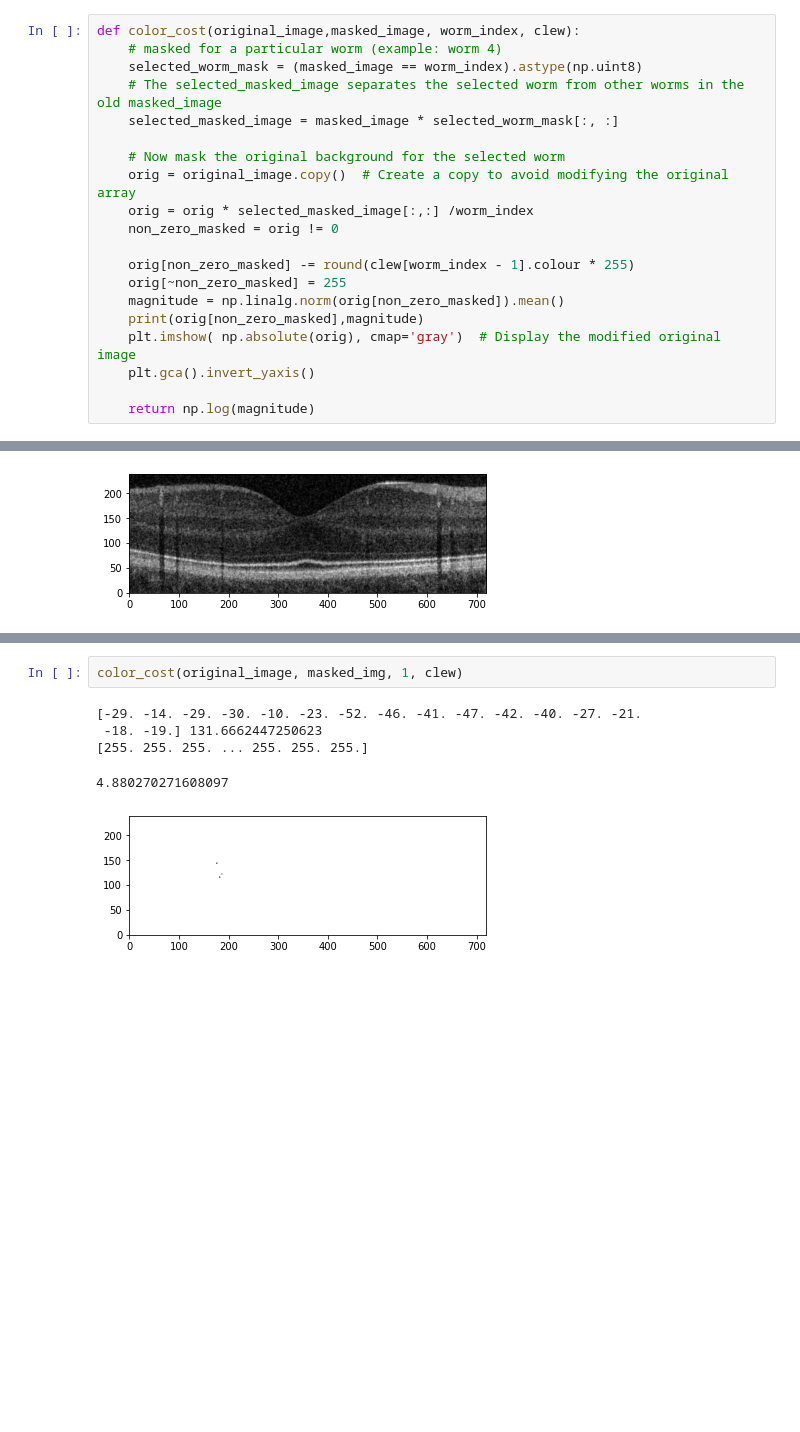
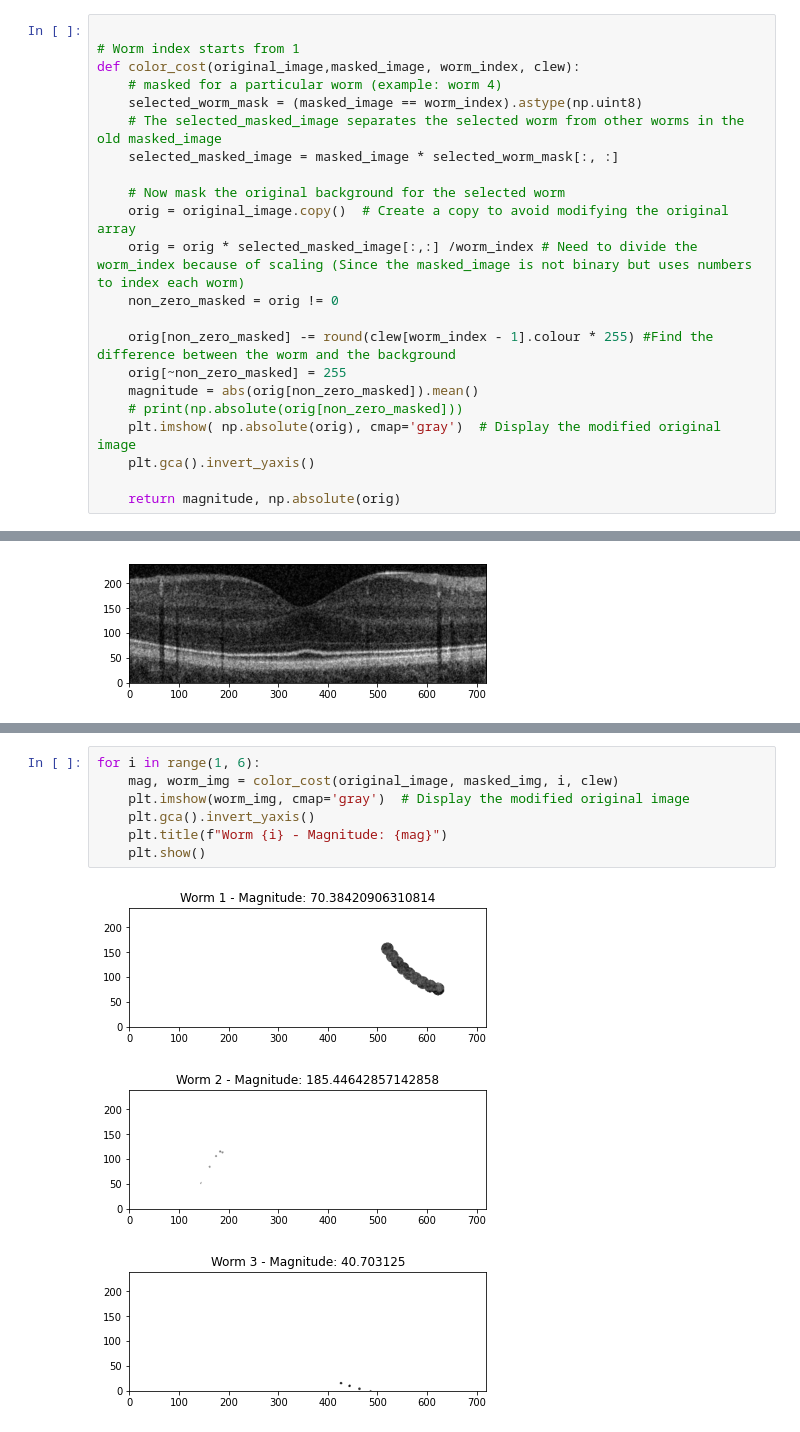
Before and after one commit to Will-H007/Camouflage-Worms, a Jupyter notebook: CamoWorms/CamoWorms.ipynb, the cells around one changed output, grey strips where cells are left out. Saved outputs shown, nothing was run; the diff lists cells and outputs as text; blank space fills up the shorter version.

Commit message:
edit color cost

```diff
--- a/CamoWorms/CamoWorms.ipynb
+++ b/CamoWorms/CamoWorms.ipynb
@@ -515,4 +498,6 @@ plt.gca().invert_yaxis()
 # %%
+
+# Worm index starts from 1
 def color_cost(original_image,masked_image, worm_index, clew):
     # masked for a particular worm (example: worm 4)
     selected_worm_mask = (masked_image == worm_index).astype(np.uint8)
@@ -521,17 +506,17 @@ def color_cost(original_image,masked_image, worm_index, clew):
 
     # Now mask the original background for the selected worm
     orig = original_image.copy()  # Create a copy to avoid modifying the original array
-    orig = orig * selected_masked_image[:,:] /worm_index
+    orig = orig * selected_masked_image[:,:] /worm_index # Need to divide the worm_index because of scaling (Since the masked_image is not binary but uses numbers to index each worm)
     non_zero_masked = orig != 0
 
-    orig[non_zero_masked] -= round(clew[worm_index - 1].colour * 255)
+    orig[non_zero_masked] -= round(clew[worm_index - 1].colour * 255) #Find the difference between the worm and the background
     orig[~non_zero_masked] = 255
-    magnitude = np.linalg.norm(orig[non_zero_masked]).mean()
-    print(orig[non_zero_masked],magnitude)
+    magnitude = abs(orig[non_zero_masked]).mean()
+    # print(np.absolute(orig[non_zero_masked]))
     plt.imshow( np.absolute(orig), cmap='gray')  # Display the modified original image
     plt.gca().invert_yaxis()
 
-    return np.log(magnitude)
+    return magnitude, np.absolute(orig)
 # %%
 drawing = Drawing(original_image)
 drawing.show()
@@ -546,8 +531,11 @@ drawing.show()
-# %%
-color_cost(original_image, masked_img, 1, clew)
-# %% [output]
-[-29. -14. -29. -30. -10. -23. -52. -46. -41. -47. -42. -40. -27. -21.
- -18. -19.] 131.6662447250623
-[255. 255. 255. ... 255. 255. 255.]
-4.880270271608097
-[figure, removed]
+# %%
+for i in range(1, 6):
+    mag, worm_img = color_cost(original_image, masked_img, i, clew)
+    plt.imshow(worm_img, cmap='gray')  # Display the modified original image
+    plt.gca().invert_yaxis()
+    plt.title(f"Worm {i} - Magnitude: {mag}")
+    plt.show()
+# %% [output]
+[figure, added]
+[figure, added]
+[figure, added]
```
Also changed, not shown: parts of 17 cells of this notebook, 6 other files.
